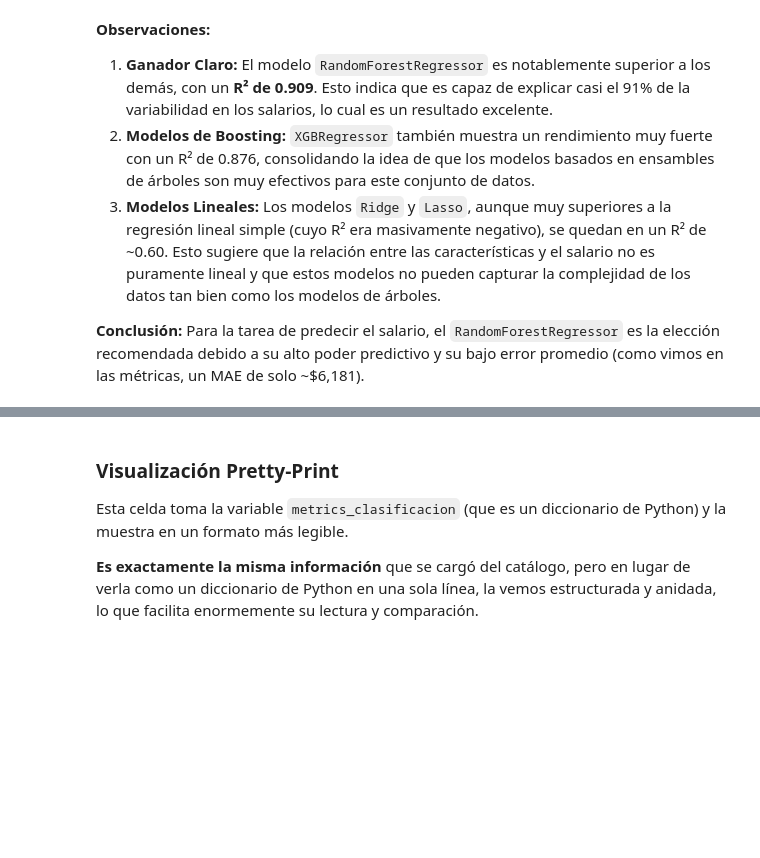
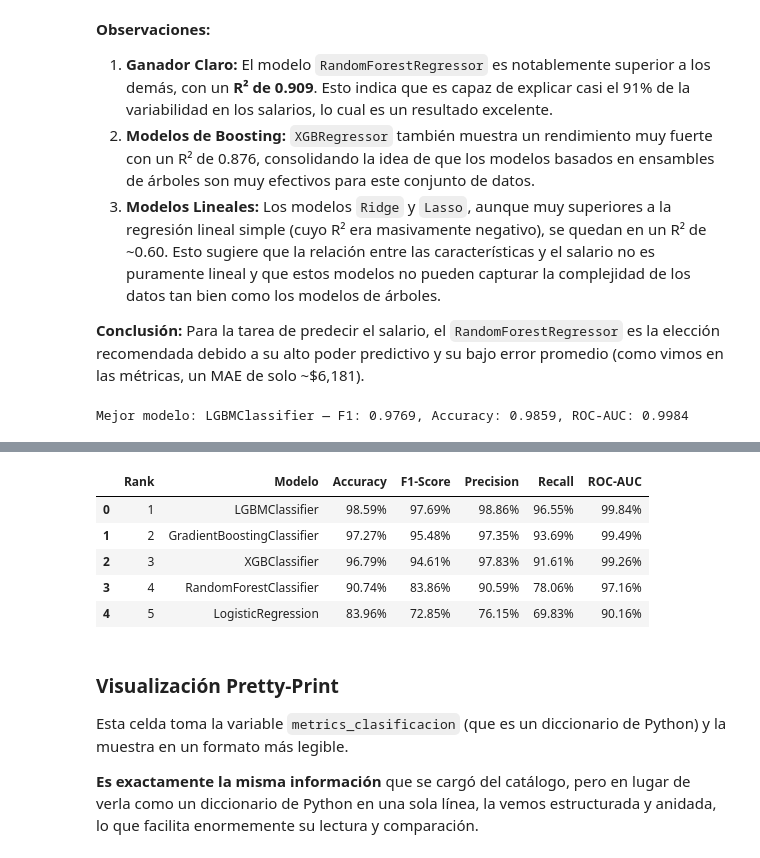
Before and after one commit to HecAguilaV/ML_Analisis_Ecosistema_Dev, a Jupyter notebook: notebooks/02_analisis_de_resultados.ipynb, the cells around one changed output, grey strips where cells are left out. Drawn from its saved outputs; the diff is of its cells as text; code cells hidden in the pictures; blank space fills up the shorter version.

Commit message:
Actualiza y sincroniza datos y modelos con DVC remoto

```diff
--- a/notebooks/02_analisis_de_resultados.ipynb
+++ b/notebooks/02_analisis_de_resultados.ipynb
@@ -1,3 +12,12 @@
+# %%
+# === CARGA DE MATRICES DE CONFUSIÓN ===
+
+import json
+
+# Cargar matrices de confusión desde archivo JSON
+conf_matrix_path = project_root / 'data' / '08_reporting' / 'classification_confusion_matrices.json'
+with open(conf_matrix_path, 'r') as f:
+    matrices_confusion = json.load(f)
 # %% [markdown]
 # 02 - Análisis de Resultados de Modelos
 
@@ -308,0 +443,36 @@ pd.DataFrame(list(metrics_clasificacion.items()), columns=["Métrica", "Valor"])
+# %%
+import pandas as pd
+
+# Mejorar la visualización de metrics_clasificacion en formato tabular ordenado y legible
+df_clf = pd.DataFrame.from_dict(metrics_clasificacion, orient='index').reset_index().rename(columns={'index': 'Modelo'})
+
+# Limpiar nombres de modelo
+df_clf['Modelo'] = df_clf['Modelo'].str.replace('_classifier', '', regex=False).str.replace('_model', '', regex=False)
+
+# Ordenar por F1-Score descendente (mejor a peor)
+df_clf = df_clf.sort_values('f1_score', ascending=False).reset_index(drop=True)
+
+# Crear columnas formateadas en porcentaje con 2 decimales para mostrar
+df_display = df_clf.copy()
+for col in ['accuracy', 'f1_score', 'precision', 'recall', 'roc_auc']:
+    df_display[col] = (df_display[col] * 100).round(2).astype(str) + '%'
+
+# Renombrar columnas para presentación
+df_display = df_display.rename(columns={
+    'accuracy': 'Accuracy',
+    'f1_score': 'F1-Score',
+    'precision': 'Precision',
+    'recall': 'Recall',
+    'roc_auc': 'ROC-AUC'
+})
+
+# Agregar columna de ranking
+df_display.insert(0, 'Rank', range(1, len(df_display) + 1))
+
+# Mostrar resumen rápido y la tabla ordenada
+best = df_clf.iloc[0]
+print(f"Mejor modelo: {best['Modelo']} — F1: {best['f1_score']:.4f}, Accuracy: {best['accuracy']:.4f}, ROC-AUC: {best['roc_auc']:.4f}\n")
+
+display(df_display[['Rank', 'Modelo', 'Accuracy', 'F1-Score', 'Precision', 'Recall', 'ROC-AUC']])
+# %% [output]
+Mejor modelo: LGBMClassifier — F1: 0.9769, Accuracy: 0.9859, ROC-AUC: 0.9984
@@ -309,3 +480,9 @@ pd.DataFrame(list(metrics_clasificacion.items()), columns=["Métrica", "Valor"])
+|  | Rank | Modelo | Accuracy | F1-Score | Precision | Recall | ROC-AUC |
+| 0 | 1 | LGBMClassifier | 98.59% | 97.69% | 98.86% | 96.55% | 99.84% |
+| 1 | 2 | GradientBoostingClassifier | 97.27% | 95.48% | 97.35% | 93.69% | 99.49% |
+| 2 | 3 | XGBClassifier | 96.79% | 94.61% | 97.83% | 91.61% | 99.26% |
+| 3 | 4 | RandomForestClassifier | 90.74% | 83.86% | 90.59% | 78.06% | 97.16% |
+| 4 | 5 | LogisticRegression | 83.96% | 72.85% | 76.15% | 69.83% | 90.16% |
 # %% [markdown]
 ### Visualización Pretty-Print
 
```
Also changed, not shown: parts of 17 cells of this notebook, 6 other files.
